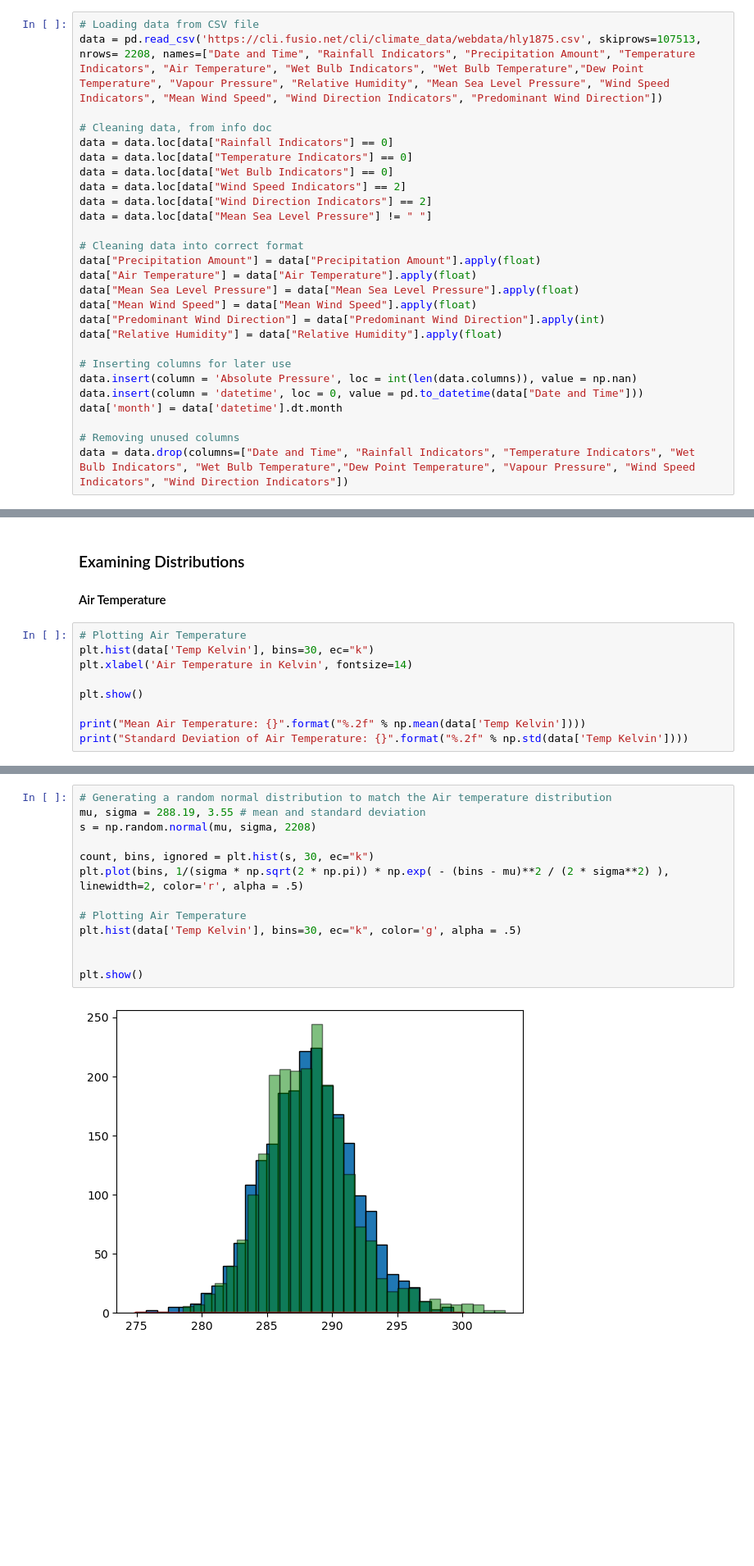
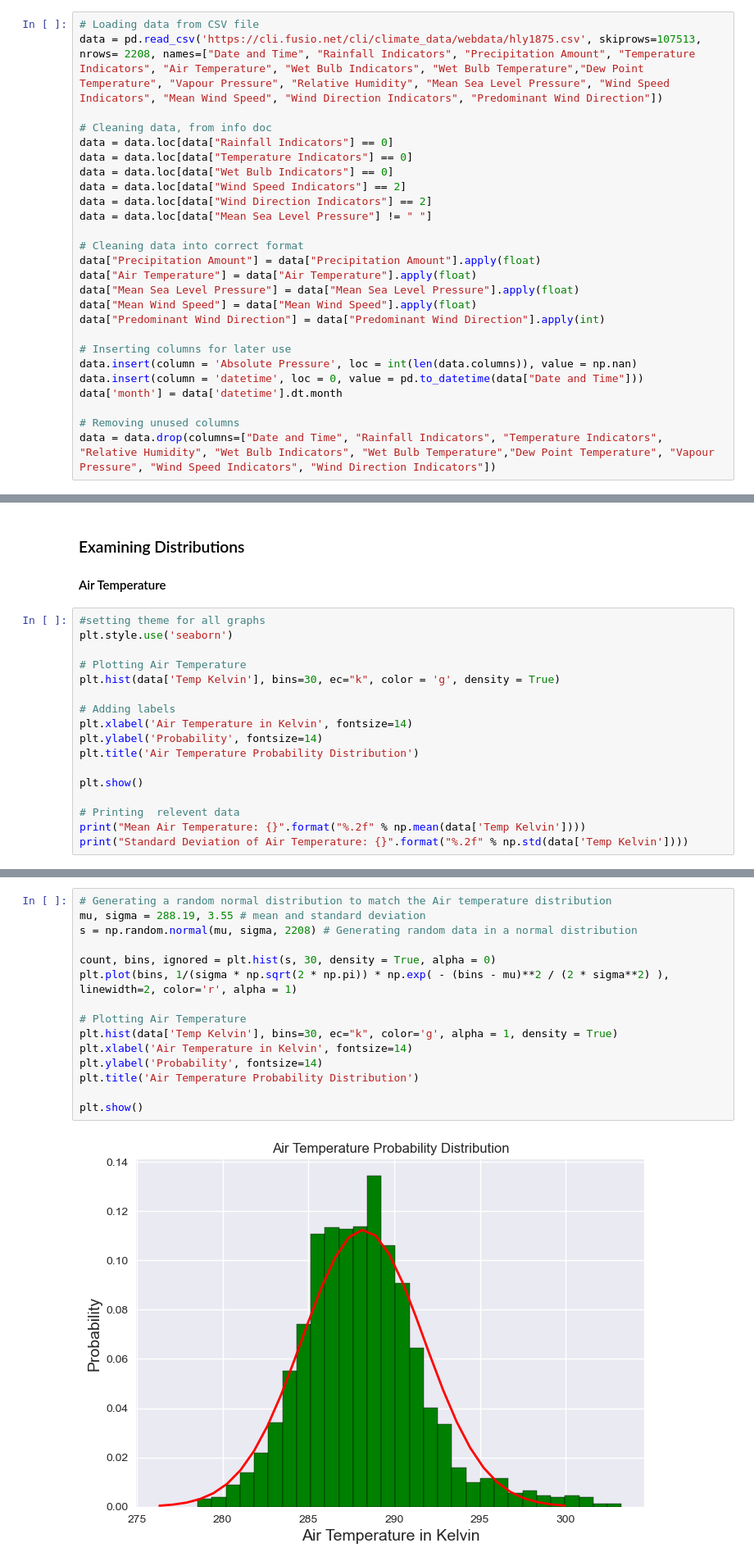
Before and after one commit to DaveAero/Project1, a Jupyter notebook: Untitled.ipynb, the cells around one changed output, grey strips where cells are left out. Shown at 82% size. Drawn from its saved outputs; the diff is of its cells as text; blank space fills up the shorter version.

```diff
--- a/Untitled.ipynb
+++ b/Untitled.ipynb
@@ -128,7 +120,6 @@ data["Air Temperature"] = data["Air Temperature"].apply(float)
 data["Mean Sea Level Pressure"] = data["Mean Sea Level Pressure"].apply(float)
 data["Mean Wind Speed"] = data["Mean Wind Speed"].apply(float)
 data["Predominant Wind Direction"] = data["Predominant Wind Direction"].apply(int)
-data["Relative Humidity"] = data["Relative Humidity"].apply(float)
 
 # Inserting columns for later use
 data.insert(column = 'Absolute Pressure', loc = int(len(data.columns)), value = np.nan)
@@ -136,7 +127,7 @@ data.insert(column = 'datetime', loc = 0, value = pd.to_datetime(data["Date and
 data['month'] = data['datetime'].dt.month
 
 # Removing unused columns
-data = data.drop(columns=["Date and Time", "Rainfall Indicators", "Temperature Indicators", "Wet Bulb Indicators", "Wet Bulb Temperature","Dew Point Temperature", "Vapour Pressure", "Wind Speed Indicators", "Wind Direction Indicators"])
+data = data.drop(columns=["Date and Time", "Rainfall Indicators", "Temperature Indicators", "Relative Humidity", "Wet Bulb Indicators", "Wet Bulb Temperature","Dew Point Temperature", "Vapour Pressure", "Wind Speed Indicators", "Wind Direction Indicators"])
 # %%
 # Converting to the correct units, as defined above
 # Temperature from Celcius to Kelvin
@@ -175,12 +166,20 @@ data.describe()
 
 #### Air Temperature
 # %%
+#setting theme for all graphs
+plt.style.use('seaborn')
+
 # Plotting Air Temperature
-plt.hist(data['Temp Kelvin'], bins=30, ec="k")
+plt.hist(data['Temp Kelvin'], bins=30, ec="k", color = 'g', density = True)
+
+# Adding labels
 plt.xlabel('Air Temperature in Kelvin', fontsize=14)
+plt.ylabel('Probability', fontsize=14)
+plt.title('Air Temperature Probability Distribution')
 
 plt.show()
 
+# Printing  relevent data
 print("Mean Air Temperature: {}".format("%.2f" % np.mean(data['Temp Kelvin'])))
 print("Standard Deviation of Air Temperature: {}".format("%.2f" % np.std(data['Temp Kelvin'])))
 # %% [output]
@@ -192,18 +191,20 @@ The Air Temperature distribution closely resembles a normal distibution, however
 # %%
 # Generating a random normal distribution to match the Air temperature distribution
 mu, sigma = 288.19, 3.55 # mean and standard deviation
-s = np.random.normal(mu, sigma, 2208)
+s = np.random.normal(mu, sigma, 2208) # Generating random data in a normal distribution
 
-count, bins, ignored = plt.hist(s, 30, ec="k")
-plt.plot(bins, 1/(sigma * np.sqrt(2 * np.pi)) * np.exp( - (bins - mu)**2 / (2 * sigma**2) ), linewidth=2, color='r', alpha = .5)
+count, bins, ignored = plt.hist(s, 30, density = True, alpha = 0)
+plt.plot(bins, 1/(sigma * np.sqrt(2 * np.pi)) * np.exp( - (bins - mu)**2 / (2 * sigma**2) ), linewidth=2, color='r', alpha = 1)
 
 # Plotting Air Temperature
-plt.hist(data['Temp Kelvin'], bins=30, ec="k", color='g', alpha = .5)
-
+plt.hist(data['Temp Kelvin'], bins=30, ec="k", color='g', alpha = 1, density = True)
+plt.xlabel('Air Temperature in Kelvin', fontsize=14)
+plt.ylabel('Probability', fontsize=14)
+plt.title('Air Temperature Probability Distribution')
 
 plt.show()
 # %% [output]
-[figure, old version]
+[figure, new version]
 # %% [markdown]
 From comparing the results, it is apparent that a normal distribution is infact a suffient model for this data.
 
```
Also changed, not shown: parts of 45 cells of this notebook.
